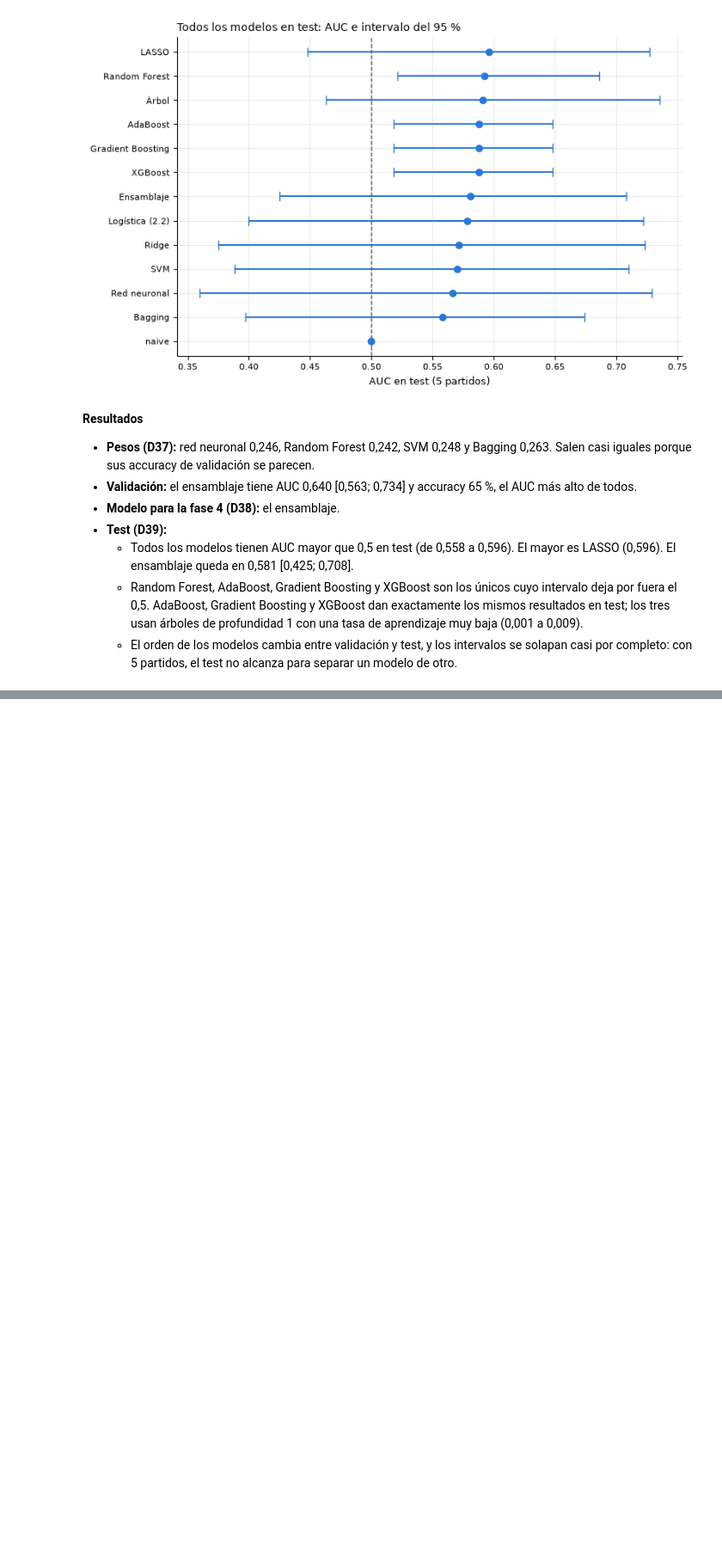
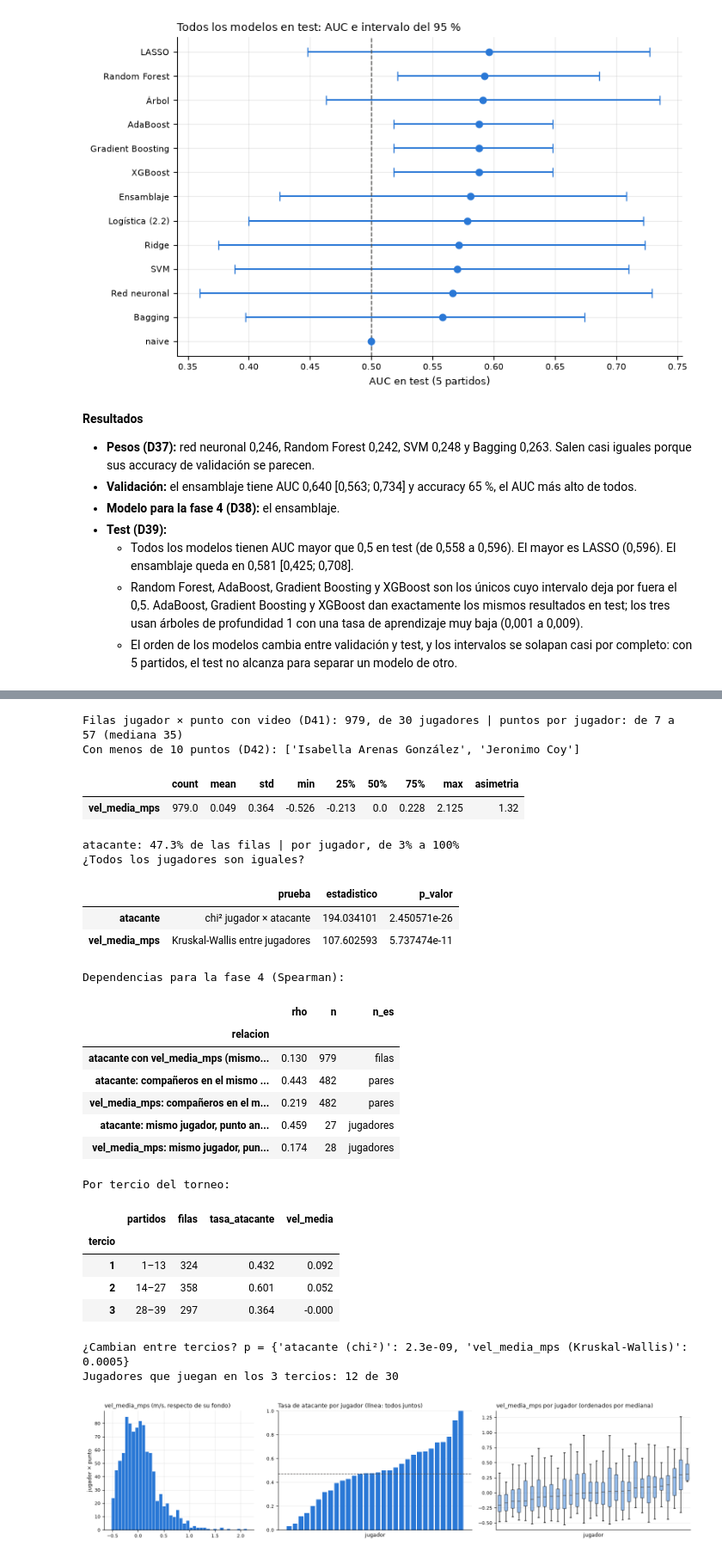
Before and after one commit to juanjocamposv/Proyecto_final_analitica, a Jupyter notebook: notebooks/Proyecto_Padel.ipynb, the cells around one changed output, grey strips where cells are left out. Shown at 86% size. Saved outputs shown, nothing was run; the diff lists cells and outputs as text; code cells hidden in the pictures; blank space fills up the shorter version.

```diff
--- a/notebooks/Proyecto_Padel.ipynb
+++ b/notebooks/Proyecto_Padel.ipynb
@@ -915,0 +936,61 @@ Modelo para la fase 4 (Ensamblaje): AUC 0.64 en validación y 0.581 en test
+# %%
+obs = dis.observaciones(participaciones)
+jug = dis.por_jugador(obs)
+print(f"Filas jugador × punto con video (D41): {len(obs)}, de {obs['codigo'].nunique()} jugadores | puntos por jugador: "
+      f"de {jug['puntos'].min()} a {jug['puntos'].max()} (mediana {jug['puntos'].median():.0f})")
+print(f'Con menos de {dis.MIN_PUNTOS} puntos (D42):', jug.loc[jug['puntos'] < dis.MIN_PUNTOS, 'nombre'].tolist())
+display(obs['vel_media_mps'].describe().to_frame().T.round(3).assign(asimetria=round(obs['vel_media_mps'].skew(), 2)))
+print(f"atacante: {obs['atacante'].mean():.1%} de las filas | por jugador, de {jug['tasa_atacante'].min():.0%} a {jug['tasa_atacante'].max():.0%}")
+
+print('¿Todos los jugadores son iguales?')
+display(dis.diferencias_entre_jugadores(obs))
+print('Dependencias para la fase 4 (Spearman):')
+display(dis.dependencias(obs).round(3))
+tercios, p_tercios = dis.por_tercio(obs)
+print('Por tercio del torneo:')
+display(tercios.round(3))
+print('¿Cambian entre tercios? p =', {k: float(f'{v:.2g}') for k, v in p_tercios.items()})
+en_tercio = obs['partido'].map({p: i for i, ps in enumerate(np.array_split(np.sort(obs['partido'].unique()), 3)) for p in ps})
+print('Jugadores que juegan en los 3 tercios:', int((obs.assign(t=en_tercio).groupby('codigo')['t'].nunique() == 3).sum()),
+      'de', obs['codigo'].nunique())
+
+fig, ejes = plt.subplots(1, 3, figsize=(15, 3.6), gridspec_kw={'width_ratios': [1, 1.3, 1.3]})
+ejes[0].hist(obs['vel_media_mps'], bins=40, edgecolor='white', linewidth=0.4)
+ejes[0].set(title='vel_media_mps (m/s, respecto de su fondo)', ylabel='jugador × punto')
+orden = jug.sort_values('tasa_atacante')
+ejes[1].bar(range(len(orden)), orden['tasa_atacante'])
+ejes[1].axhline(obs['atacante'].mean(), color='#52514e', linestyle='--', linewidth=1)
+ejes[1].set(title='Tasa de atacante por jugador (línea: todos juntos)', xticks=[], xlabel='jugador', ylim=(0, 1))
+orden = jug.sort_values('vel_mediana')['codigo']
+ejes[2].boxplot([obs.loc[obs['codigo'] == c, 'vel_media_mps'] for c in orden], showfliers=False, patch_artist=True,
+                boxprops={'facecolor': COLOR, 'alpha': 0.5}, medianprops={'color': '#52514e'})
+ejes[2].set(title='vel_media_mps por jugador (ordenados por mediana)', xticks=[], xlabel='jugador')
+fig.tight_layout()
+plt.show()
+# %% [output]
+Filas jugador × punto con video (D41): 979, de 30 jugadores | puntos por jugador: de 7 a 57 (mediana 35)
+Con menos de 10 puntos (D42): ['Isabella Arenas González', 'Jeronimo Coy']
+|  | count | mean | std | min | 25% | 50% | 75% | max | asimetria |
+| vel_media_mps | 979.0 | 0.049 | 0.364 | -0.526 | -0.213 | 0.0 | 0.228 | 2.125 | 1.32 |
+atacante: 47.3% de las filas | por jugador, de 3% a 100%
+¿Todos los jugadores son iguales?
+|  | prueba | estadistico | p_valor |
+| atacante | chi² jugador × atacante | 194.034101 | 2.450571e-26 |
+| vel_media_mps | Kruskal-Wallis entre jugadores | 107.602593 | 5.737474e-11 |
+Dependencias para la fase 4 (Spearman):
+|  | rho | n | n_es |
+| relacion |  |  |  |
+| atacante con vel_media_mps (mismo... | 0.130 | 979 | filas |
+| atacante: compañeros en el mismo ... | 0.443 | 482 | pares |
+| vel_media_mps: compañeros en el m... | 0.219 | 482 | pares |
+| atacante: mismo jugador, punto an... | 0.459 | 27 | jugadores |
+| vel_media_mps: mismo jugador, pun... | 0.174 | 28 | jugadores |
+Por tercio del torneo:
+|  | partidos | filas | tasa_atacante | vel_media |
+| tercio |  |  |  |  |
+| 1 | 1–13 | 324 | 0.432 | 0.092 |
+| 2 | 14–27 | 358 | 0.601 | 0.052 |
+| 3 | 28–39 | 297 | 0.364 | -0.000 |
+¿Cambian entre tercios? p = {'atacante (chi²)': 2.3e-09, 'vel_media_mps (Kruskal-Wallis)': 0.0005}
+Jugadores que juegan en los 3 tercios: 12 de 30
+[figure, added]
```
Also changed, not shown: parts of 11 cells of this notebook, 5 other files.
